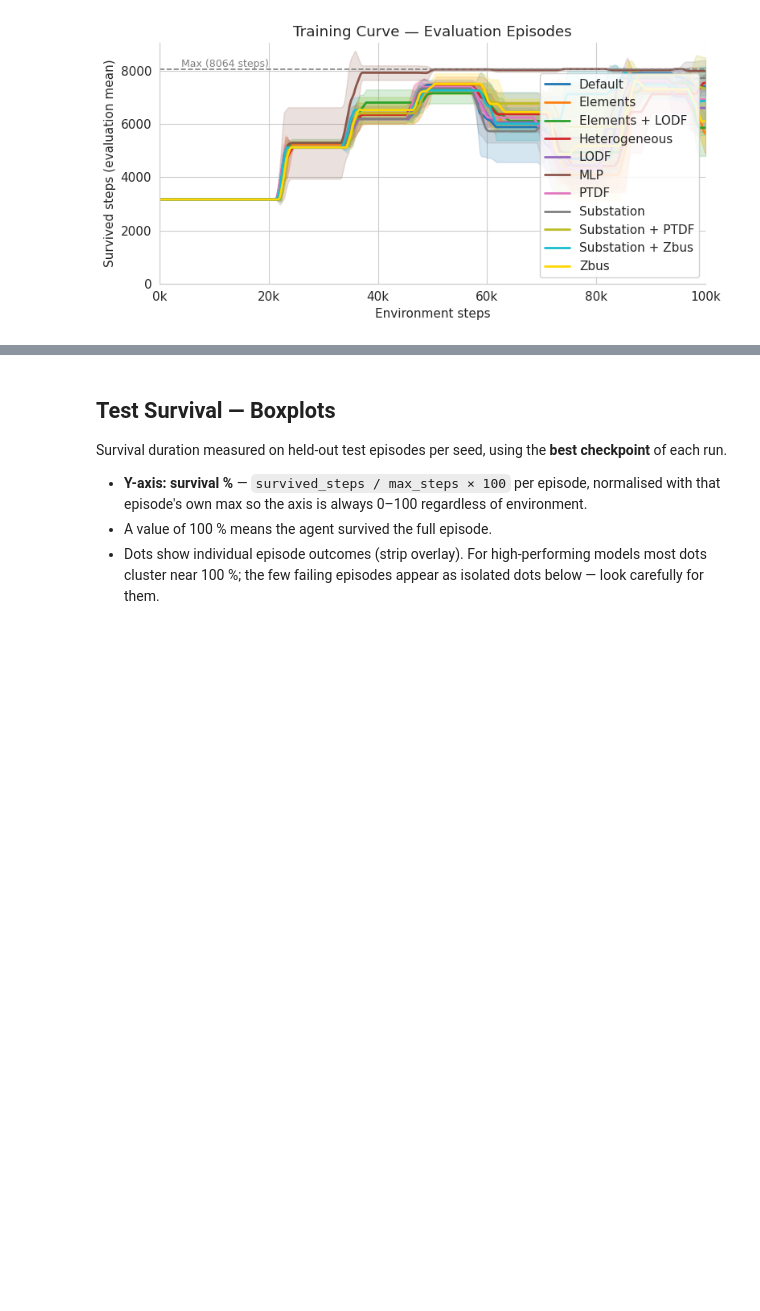
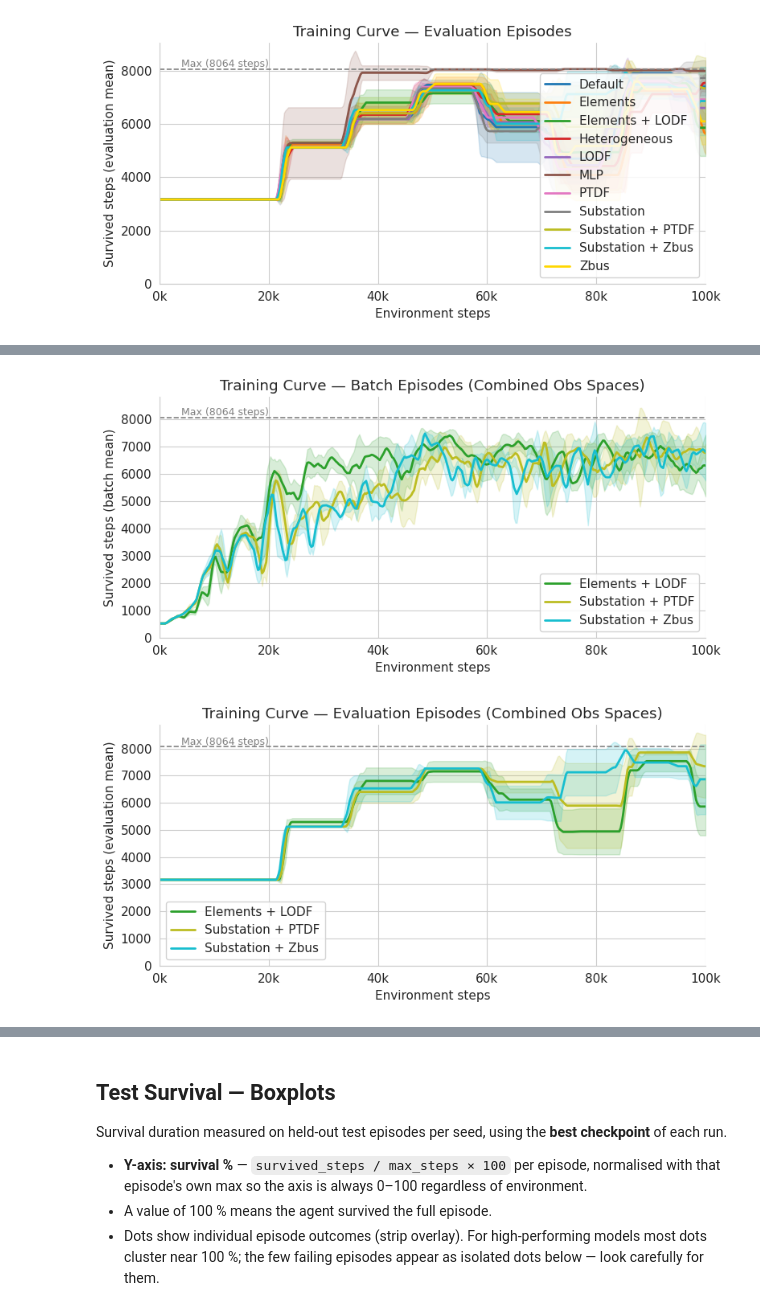
Before and after one commit to AdrianDegenkolb/NRI-for-explainable-RL-in-Power-Grids, a Jupyter notebook: experiments/compare_survival.ipynb, the cells around one changed output, grey strips where cells are left out. Saved outputs shown, nothing was run; the diff lists cells and outputs as text; code cells hidden in the pictures; blank space fills up the shorter version.

```diff
--- a/experiments/compare_survival.ipynb
+++ b/experiments/compare_survival.ipynb
@@ -223,0 +297,21 @@ plot_training_curve(
+# %%
+# Plot 2/3/4 subset: Combined Obs Spaces
+_subset = ['Elements + LODF', 'Substation + PTDF', 'Substation + Zbus']
+
+plot_training_curve(
+    "train",
+    "Training Curve — Batch Episodes (Combined Obs Spaces)",
+    "Survived steps (batch mean)",
+    "training_curve_batch_combined.png",
+    subset=_subset,
+)
+plot_training_curve(
+    "eval",
+    "Training Curve — Evaluation Episodes (Combined Obs Spaces)",
+    "Survived steps (evaluation mean)",
+    "training_curve_eval_combined.png",
+    subset=_subset,
+)
+# %% [output]
+[figure, added]
+[figure, added]
```
Also changed, not shown: parts of 7 cells of this notebook, 1 other file.
